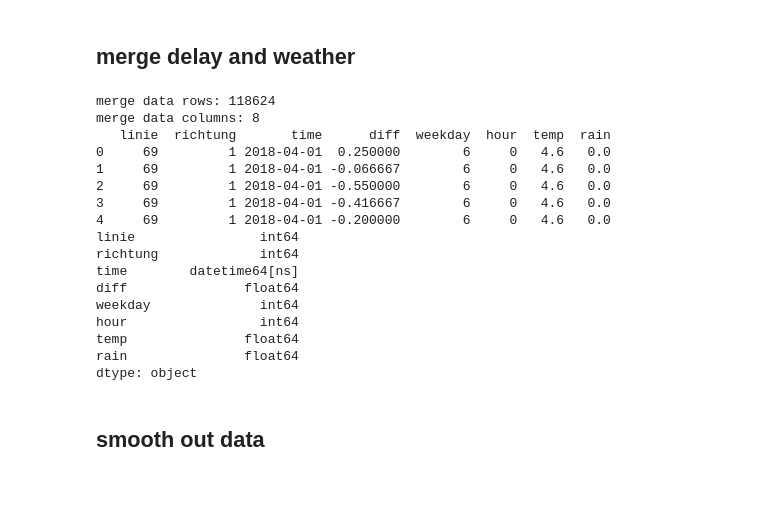
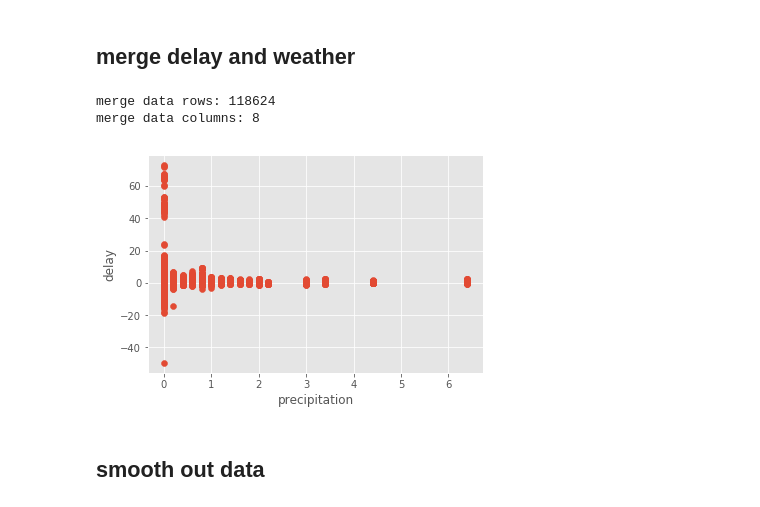
Before and after one commit to nasty-bos/creative_data_mining, a Jupyter notebook: delay.ipynb, the cells around one changed output. Saved outputs shown, nothing was run; the diff lists cells and outputs as text; code cells hidden in the pictures.

```diff
--- a/delay.ipynb
+++ b/delay.ipynb
@@ -76,42 +86,37 @@ weather data columns: 3
 # %%
 # === inner merge on both time col which are in datetime format
 # === choose between df and df69!!!
 merge = df69.merge(wet, left_on='time', right_on='time', how='inner')
 
 # === check size
 q = merge.shape[1]
 o = merge.shape[0]
 print('merge data rows: %d' % o)
 print('merge data columns: %d' % q)
-print(merge.head())
-print(merge.dtypes)
+# print(merge.head())
+# print(merge.dtypes)
+
+# === 2D temp and rain
+x = merge['rain']
+y = merge['diff']
+plt.scatter(x, y)
+plt.title("")
+plt.xlabel("precipitation")
+plt.ylabel("delay")
+plt.savefig('./output/raintemp.png', format='png', dpi=800)
 
 # month3 = merge.copy()
 # month3['time'] = month3['time'].dt.month
 # plt.hist(month3['time'])
 # plt.title("month in data")
 # plt.xlabel("months2")
 # plt.ylabel("number")
 # plt.savefig('./output/checkmonths3.png', format='png', dpi=800)
 # plt.show()
 # %% [output]
 merge data rows: 118624
 merge data columns: 8
-   linie  richtung       time      diff  weekday  hour  temp  rain
-0     69         1 2018-04-01  0.250000        6     0   4.6   0.0
-1     69         1 2018-04-01 -0.066667        6     0   4.6   0.0
-2     69         1 2018-04-01 -0.550000        6     0   4.6   0.0
-3     69         1 2018-04-01 -0.416667        6     0   4.6   0.0
-4     69         1 2018-04-01 -0.200000        6     0   4.6   0.0
-linie                int64
-richtung             int64
-time        datetime64[ns]
-diff               float64
-weekday              int64
-hour                 int64
-temp               float64
-rain               float64
-dtype: object
+[figure, added]
 # %% [markdown]
 ## smooth out data
 # %%
```
Also changed, not shown: parts of 4 cells of this notebook.
